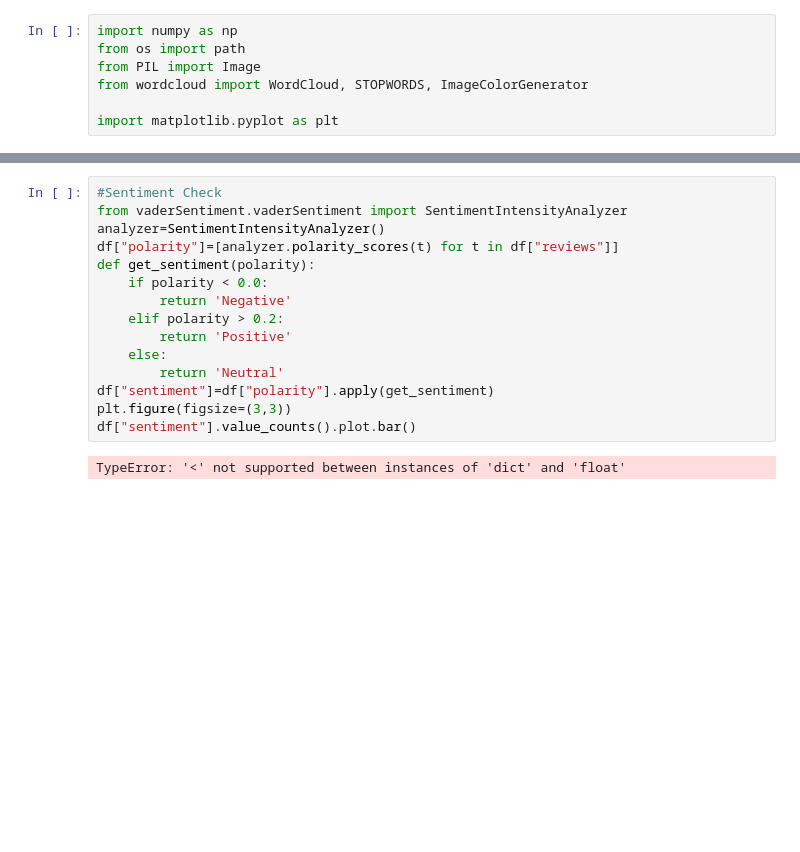
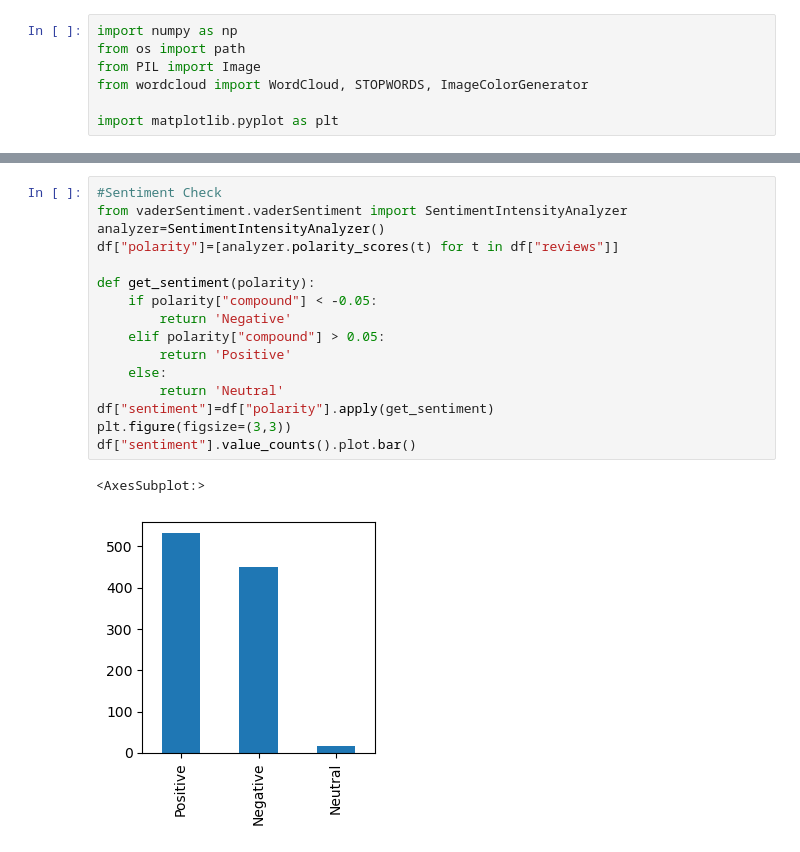
Before and after one commit to milostrifun/british-airways, a Jupyter notebook: getting_started.ipynb, the cells around one changed output, grey strips where cells are left out. Saved outputs shown, nothing was run; the diff lists cells and outputs as text; blank space fills up the shorter version.

```diff
--- a/getting_started.ipynb
+++ b/getting_started.ipynb
@@ -134,17 +136,19 @@ plt.show()
 # %%
 #Sentiment Check
 from vaderSentiment.vaderSentiment import SentimentIntensityAnalyzer
 analyzer=SentimentIntensityAnalyzer()
 df["polarity"]=[analyzer.polarity_scores(t) for t in df["reviews"]]
+
 def get_sentiment(polarity):
-    if polarity < 0.0:
+    if polarity["compound"] < -0.05:
         return 'Negative'
-    elif polarity > 0.2:
+    elif polarity["compound"] > 0.05:
         return 'Positive'
     else:
         return 'Neutral'
 df["sentiment"]=df["polarity"].apply(get_sentiment)
 plt.figure(figsize=(3,3))
 df["sentiment"].value_counts().plot.bar()
 # %% [output]
-TypeError: '<' not supported between instances of 'dict' and 'float'
+<AxesSubplot:>
+[figure, added]
```
Also changed, not shown: parts of 6 cells of this notebook.
